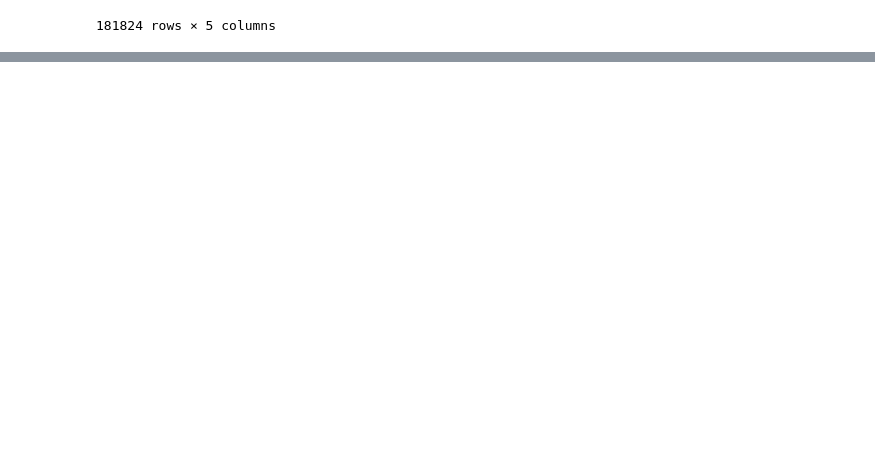
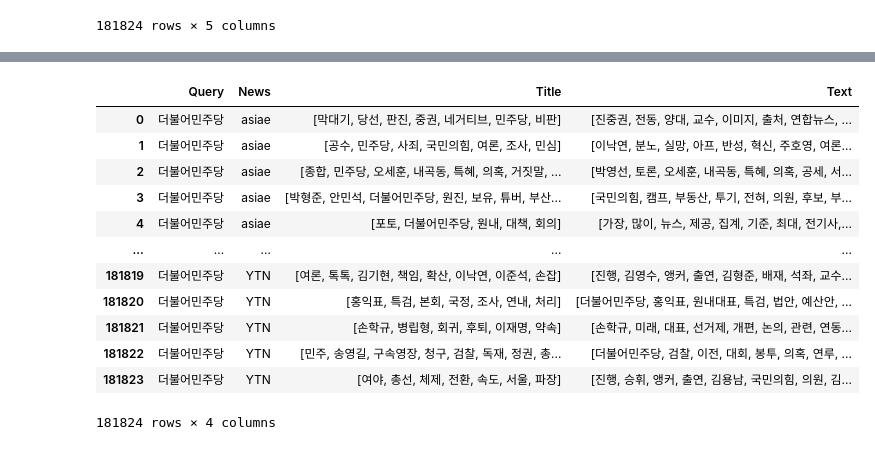
Before and after one commit to HaseongJung/text_mining, a Jupyter notebook: project/crawling/test.ipynb, the cells around one changed output, grey strips where cells are left out. Cells and saved outputs as stored; diff of their text form; code cells hidden in the pictures; blank space fills up the shorter version.

```diff
--- a/project/crawling/test.ipynb
+++ b/project/crawling/test.ipynb
@@ -534,0 +572,19 @@ df
+# %%
+import pandas as pd
+
+df = pd.read_feather('../data/processing/stopWordsRemoved_total.feather')
+df
+# %% [output]
+|  | Query | News | Title | Text |
+| 0 | 더불어민주당 | asiae | [막대기, 당선, 판진, 중권, 네거티브, 민주당, 비판] | [진중권, 전동, 양대, 교수, 이미지, 출처, 연합뉴스, ... |
+| 1 | 더불어민주당 | asiae | [공수, 민주당, 사죄, 국민의힘, 여론, 조사, 민심] | [이낙연, 분노, 실망, 아프, 반성, 혁신, 주호영, 여론... |
+| 2 | 더불어민주당 | asiae | [종합, 민주당, 오세훈, 내곡동, 특혜, 의혹, 거짓말, ... | [박영선, 토론, 오세훈, 내곡동, 특혜, 의혹, 공세, 서... |
+| 3 | 더불어민주당 | asiae | [박형준, 안민석, 더불어민주당, 원진, 보유, 튜버, 부산... | [국민의힘, 캠프, 부동산, 투기, 전혀, 의원, 후보, 부... |
+| 4 | 더불어민주당 | asiae | [포토, 더불어민주당, 원내, 대책, 회의] | [가장, 많이, 뉴스, 제공, 집계, 기준, 최대, 전기사,... |
+| ... | ... | ... | ... | ... |
+| 181819 | 더불어민주당 | YTN | [여론, 톡톡, 김기현, 책임, 확산, 이낙연, 이준석, 손잡] | [진행, 김영수, 앵커, 출연, 김형준, 배재, 석좌, 교수... |
+| 181820 | 더불어민주당 | YTN | [홍익표, 특검, 본회, 국정, 조사, 연내, 처리] | [더불어민주당, 홍익표, 원내대표, 특검, 법안, 예산안, ... |
+| 181821 | 더불어민주당 | YTN | [손학규, 병립형, 회귀, 후퇴, 이재명, 약속] | [손학규, 미래, 대표, 선거제, 개편, 논의, 관련, 연동... |
+| 181822 | 더불어민주당 | YTN | [민주, 송영길, 구속영장, 청구, 검찰, 독재, 정권, 총... | [더불어민주당, 검찰, 이전, 대회, 봉투, 의혹, 연루, ... |
+| 181823 | 더불어민주당 | YTN | [여야, 총선, 체제, 전환, 속도, 서울, 파장] | [진행, 승휘, 앵커, 출연, 김용남, 국민의힘, 의원, 김... |
+181824 rows × 4 columns
```
Also changed, not shown: parts of 2 cells of this notebook, 15 other files.
